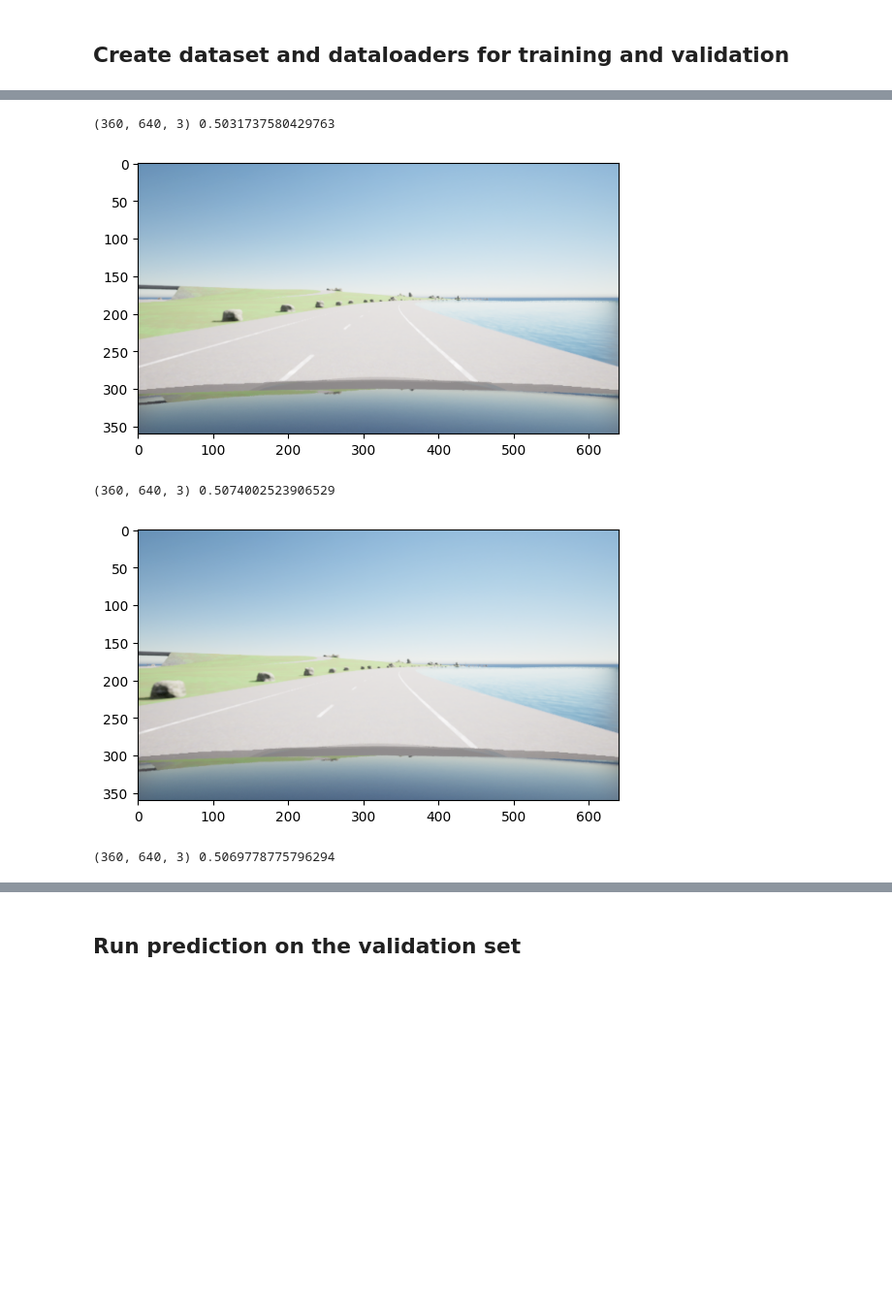
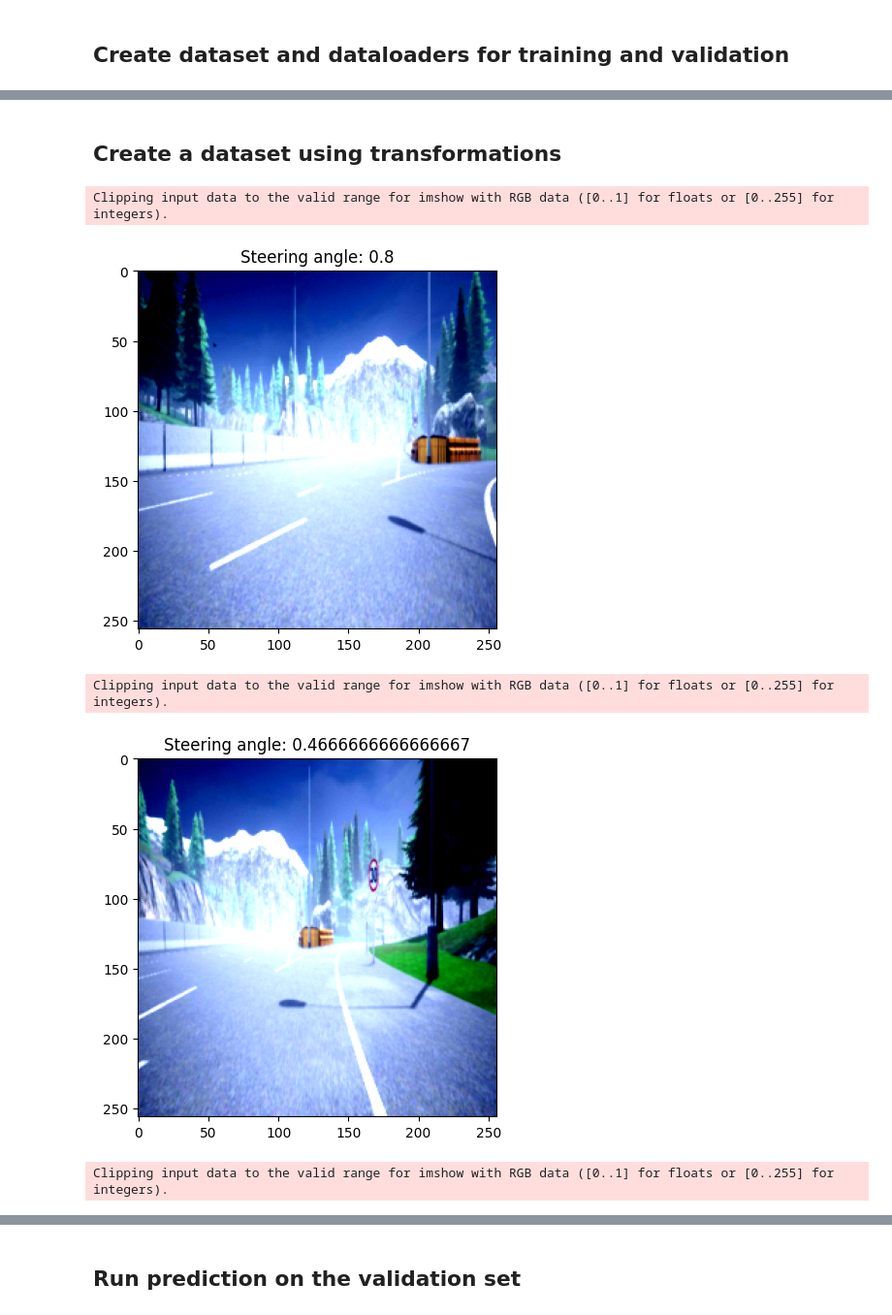
Before and after one commit to curroramos/Self_Driving_ROAR, a Jupyter notebook: train.ipynb, the cells around one changed output, grey strips where cells are left out. Shown at 97% size. Saved outputs shown, nothing was run; the diff lists cells and outputs as text; code cells hidden in the pictures; blank space fills up the shorter version.

```diff
--- a/train.ipynb
+++ b/train.ipynb
@@ -100,9 +122,9 @@ Number of samples after filtering: 1045
 # %% [markdown]
 ## Create dataset and dataloaders for training and validation
 # %%
-from torch.utils.data import Dataset, DataLoader
 import torch
 import torchvision
+from torch.utils.data import Dataset, DataLoader
 from torchvision import transforms, utils
 
 class CarlaDataset(Dataset):
@@ -115,7 +137,7 @@ class CarlaDataset(Dataset):
         return len(self.labels)
 
     def __getitem__(self, idx):
-        image = cv2.imread('data/images/' + self.images[idx])
+        image = cv2.imread(self.images[idx])
         image = cv2.cvtColor(image, cv2.COLOR_BGR2RGB)  # Convert from BGR to RGB
         label = self.labels[idx]
 
@@ -125,0 +150,13 @@ class CarlaDataset(Dataset):
+# %%
+# Show some images withoout any transformation
+dataset = CarlaDataset(images, labels_norm) #labels_norm_smooth
+fig = plt.figure()
+
+# Show random samples
+for i in range(150,156):
+    image, label = dataset[i]
+    print(image.shape, label)
+    plt.imshow(image)
+    plt.title('Steering angle: ' + str(label))
+    plt.savefig('Figures/' + str(i) + '.png')
+    plt.show()
@@ -126,35 +176,27 @@ class CarlaDataset(Dataset):
+# %% [markdown]
+## Create a dataset using transformations
 # %%
-# Select the data
-selected_images = filt_images
-selected_labels = filt_labels
-
 # Define the transforms
 transform = transforms.Compose([
     transforms.ToPILImage(),
     transforms.Resize((256, 256)),
     transforms.ToTensor(),
-    # transforms.Normalize(mean=[0.485, 0.456, 0.406], std=[0.229, 0.224, 0.225])
+    transforms.Normalize(mean=[0.485, 0.456, 0.406], std=[0.229, 0.224, 0.225])
 ])
 
 # Create the dataset
-dataset = CarlaDataset(selected_images, selected_labels) #, transform=transform)
+dataset = CarlaDataset(images, labels_norm, transform=transform)
 
-# # Show some examples
-# for i in range(3):
-#     image, label = dataset[i]
-#     print(image.shape, label)
-#     plt.imshow(image.permute(1, 2, 0))
-#     plt.show()
-
-# Show samples when no transform is applied
-for i in range(3):
+# Show some examples
+for i in {200,201,202}:
     image, label = dataset[i]
-    print(image.shape, label)
-    plt.imshow(image)
+    plt.title('Steering angle: ' + str(label))
+    plt.imshow(image.permute(1, 2, 0)) # Convert from CxHxW to HxWxC to use matplotlib
+    plt.savefig('Figures/' + 'transf_' + str(i) + '.png')
     plt.show()
 # %% [output]
-(360, 640, 3) 0.5031737580429763
+Clipping input data to the valid range for imshow with RGB data ([0..1] for floats or [0..255] for integers).
-[figure, old version]
+[figure, new version]
-(360, 640, 3) 0.5074002523906529
+Clipping input data to the valid range for imshow with RGB data ([0..1] for floats or [0..255] for integers).
-[figure, old version]
+[figure, new version]
-(360, 640, 3) 0.5069778775796294
+Clipping input data to the valid range for imshow with RGB data ([0..1] for floats or [0..255] for integers).
```
Also changed, not shown: parts of 34 cells of this notebook, 4 other files.
